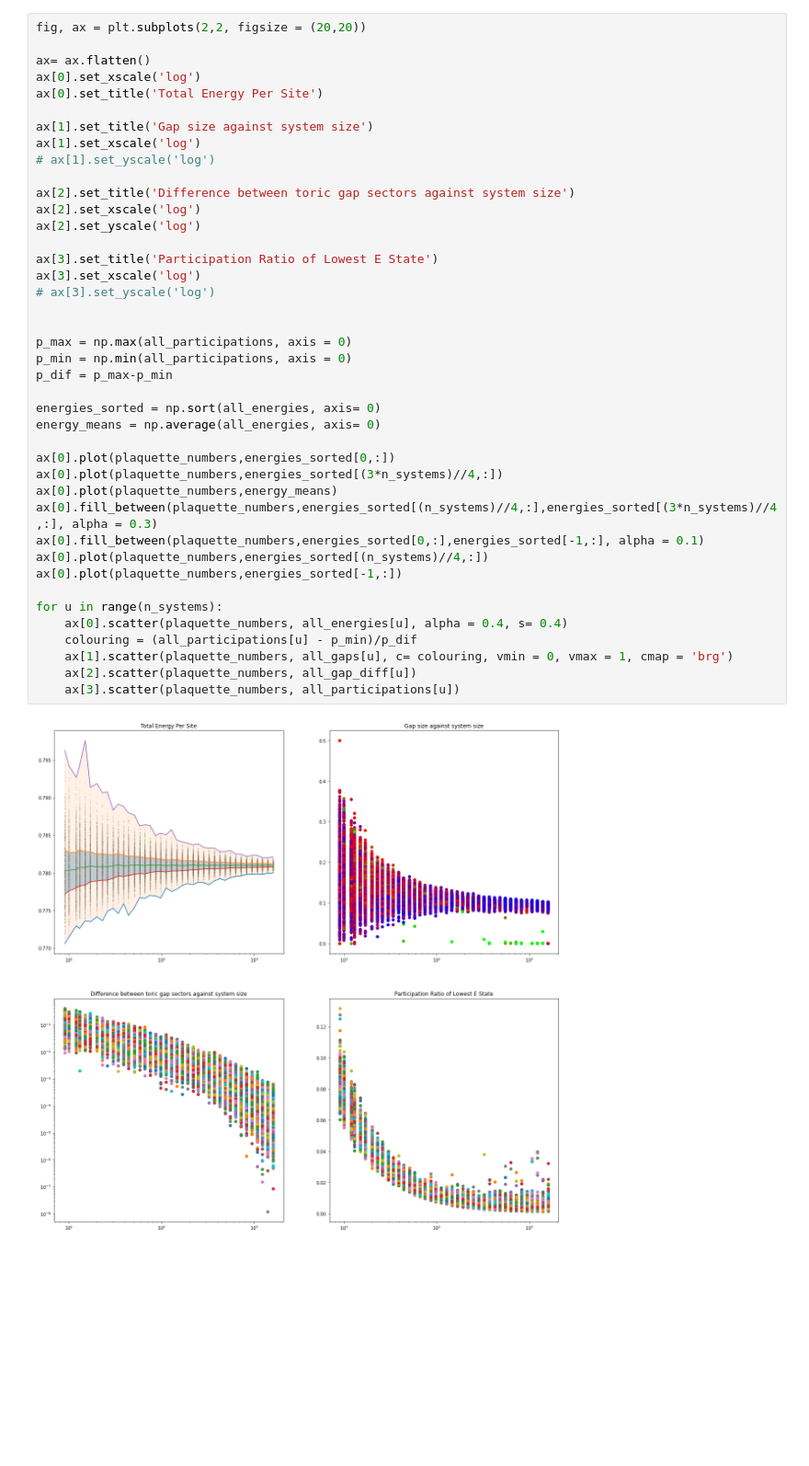
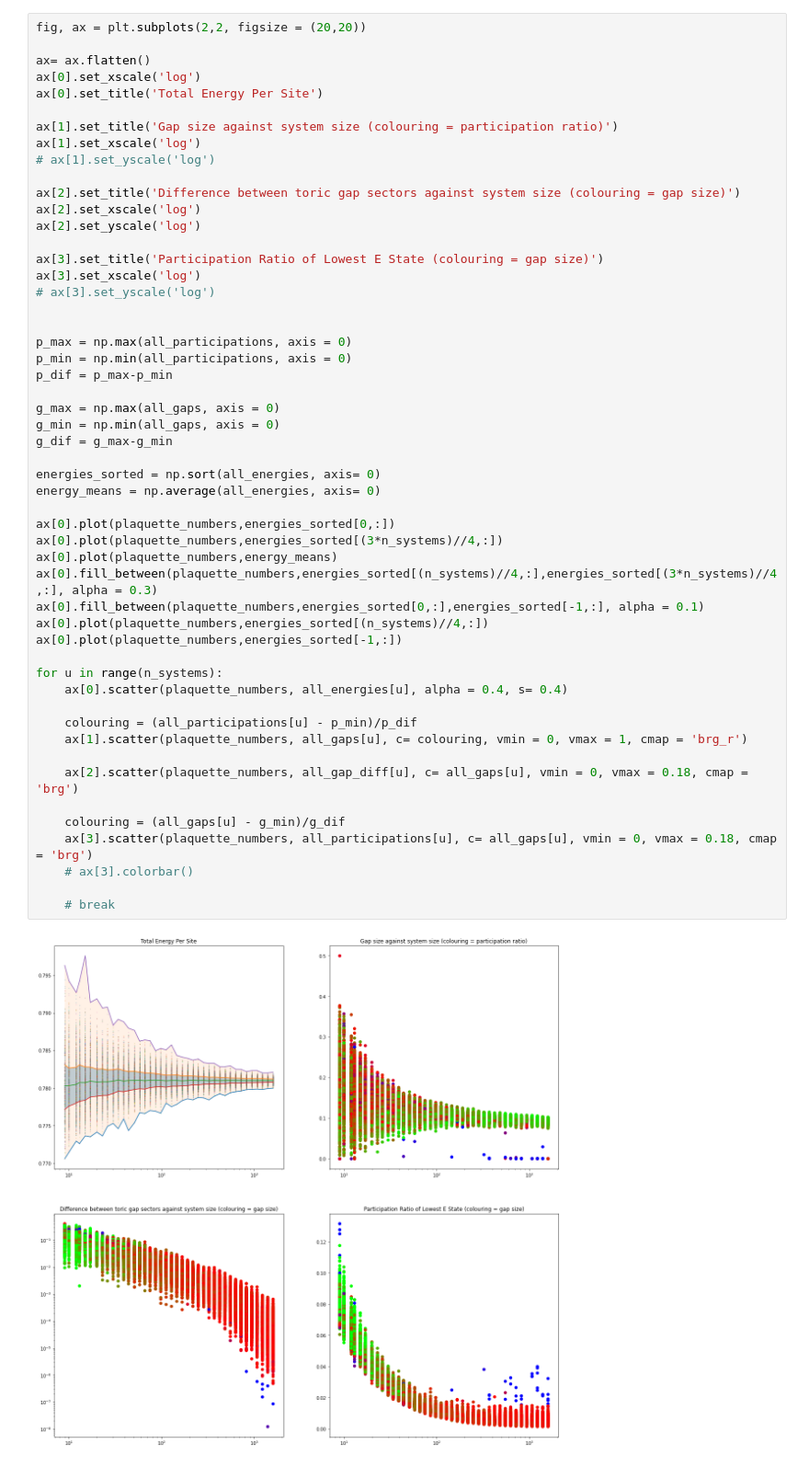
Before and after one commit to dpreuo/cx1_am_kit, a Jupyter notebook: multiscale_tests/analyse_multiscale.ipynb, the cells around one changed output. Shown at 92% size. Cells and saved outputs as stored; diff of their text form; blank space fills up the shorter version.

```diff
--- a/multiscale_tests/analyse_multiscale.ipynb
+++ b/multiscale_tests/analyse_multiscale.ipynb
@@ -85,39 +86,50 @@ ax= ax.flatten()
 ax[0].set_xscale('log')
 ax[0].set_title('Total Energy Per Site')
 
-ax[1].set_title('Gap size against system size')
+ax[1].set_title('Gap size against system size (colouring = participation ratio)')
 ax[1].set_xscale('log')
 # ax[1].set_yscale('log')
 
-ax[2].set_title('Difference between toric gap sectors against system size')
+ax[2].set_title('Difference between toric gap sectors against system size (colouring = gap size)')
 ax[2].set_xscale('log')
 ax[2].set_yscale('log')
 
-ax[3].set_title('Participation Ratio of Lowest E State')
+ax[3].set_title('Participation Ratio of Lowest E State (colouring = gap size)')
 ax[3].set_xscale('log')
 # ax[3].set_yscale('log')
 
 
 p_max = np.max(all_participations, axis = 0)
 p_min = np.min(all_participations, axis = 0)
 p_dif = p_max-p_min
+
+g_max = np.max(all_gaps, axis = 0)
+g_min = np.min(all_gaps, axis = 0)
+g_dif = g_max-g_min
 
 energies_sorted = np.sort(all_energies, axis= 0)
 energy_means = np.average(all_energies, axis= 0)
 
 ax[0].plot(plaquette_numbers,energies_sorted[0,:])
 ax[0].plot(plaquette_numbers,energies_sorted[(3*n_systems)//4,:])
 ax[0].plot(plaquette_numbers,energy_means)
 ax[0].fill_between(plaquette_numbers,energies_sorted[(n_systems)//4,:],energies_sorted[(3*n_systems)//4,:], alpha = 0.3)
 ax[0].fill_between(plaquette_numbers,energies_sorted[0,:],energies_sorted[-1,:], alpha = 0.1)
 ax[0].plot(plaquette_numbers,energies_sorted[(n_systems)//4,:])
 ax[0].plot(plaquette_numbers,energies_sorted[-1,:])
 
 for u in range(n_systems):
     ax[0].scatter(plaquette_numbers, all_energies[u], alpha = 0.4, s= 0.4)
+
     colouring = (all_participations[u] - p_min)/p_dif
-    ax[1].scatter(plaquette_numbers, all_gaps[u], c= colouring, vmin = 0, vmax = 1, cmap = 'brg')
-    ax[2].scatter(plaquette_numbers, all_gap_diff[u])
-    ax[3].scatter(plaquette_numbers, all_participations[u])
+    ax[1].scatter(plaquette_numbers, all_gaps[u], c= colouring, vmin = 0, vmax = 1, cmap = 'brg_r')
+
+    ax[2].scatter(plaquette_numbers, all_gap_diff[u], c= all_gaps[u], vmin = 0, vmax = 0.18, cmap = 'brg')
+
+    colouring = (all_gaps[u] - g_min)/g_dif
+    ax[3].scatter(plaquette_numbers, all_participations[u], c= all_gaps[u], vmin = 0, vmax = 0.18, cmap = 'brg')
+    # ax[3].colorbar()
+
+    # break
 # %% [output]
-[figure, old version]
+[figure, new version]
```
Also changed, not shown: parts of 4 cells of this notebook.
